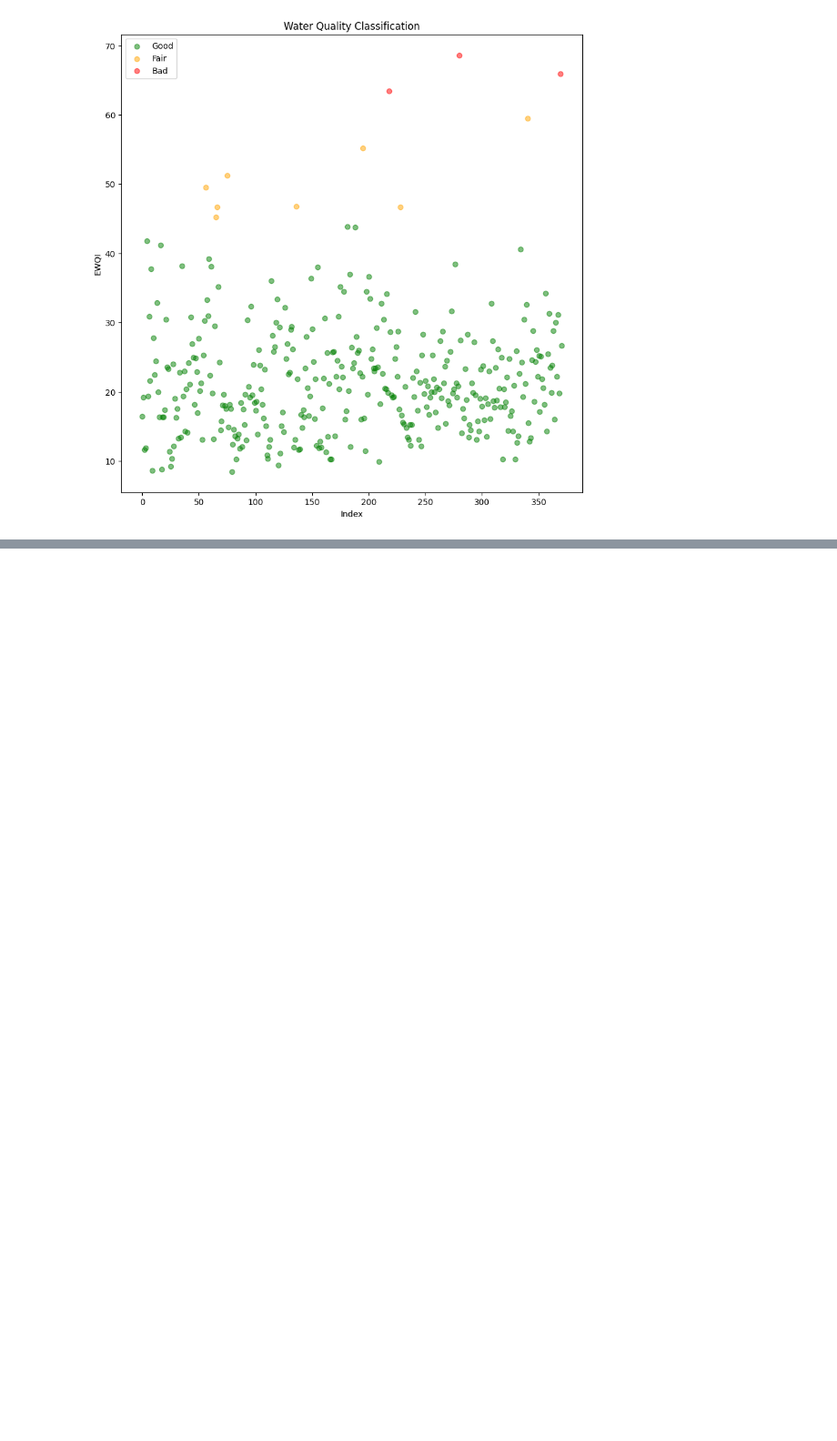
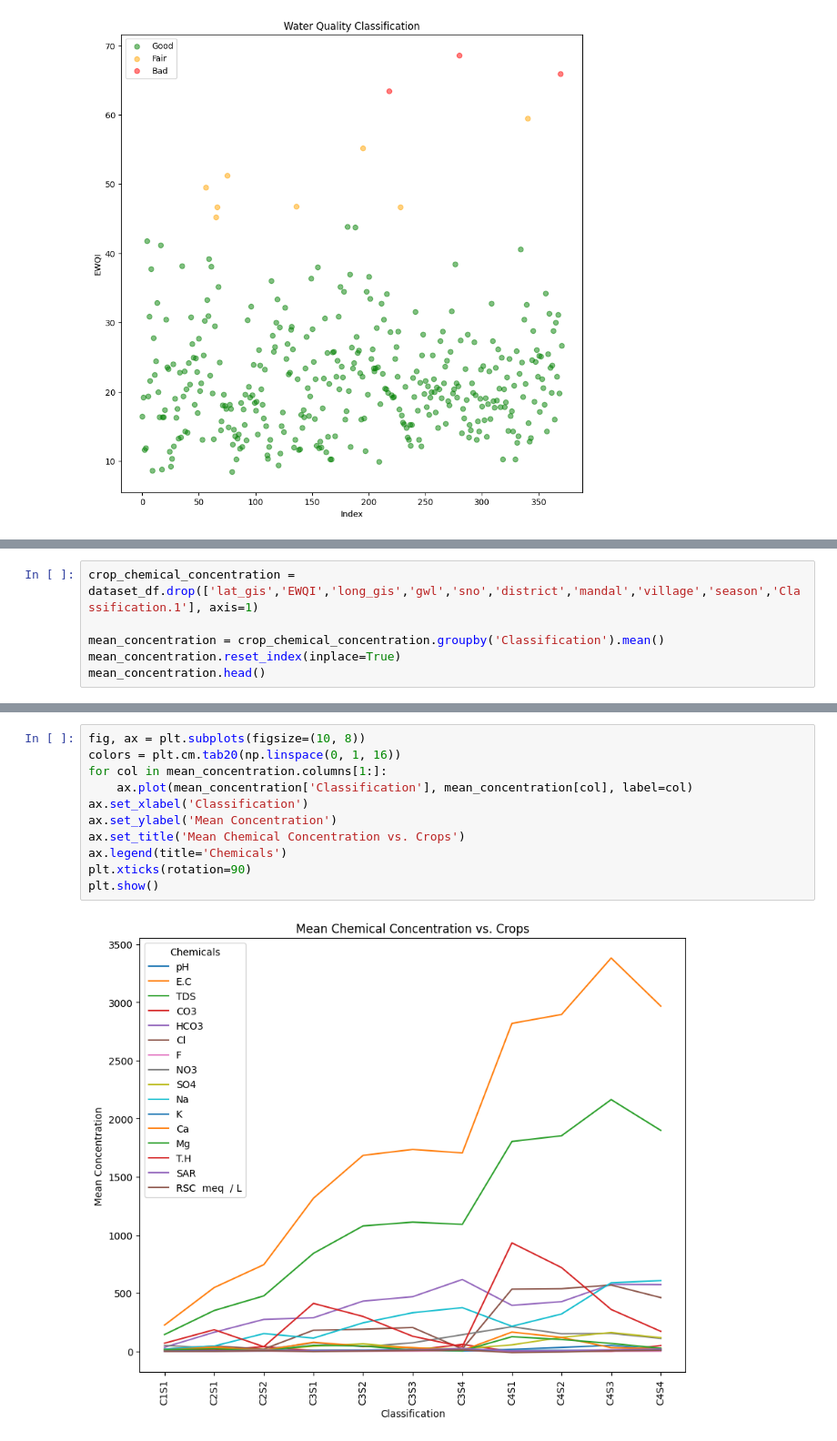
Before and after one commit to heckop/GroundWater_analyzer, a Jupyter notebook: dataset.ipynb, the cells around one changed output, grey strips where cells are left out. Shown at 91% size. Drawn from its saved outputs; the diff is of its cells as text; blank space fills up the shorter version.

```diff
--- a/dataset.ipynb
+++ b/dataset.ipynb
@@ -193,0 +209,6 @@ plt.show()
+# %%
+crop_chemical_concentration = dataset_df.drop(['lat_gis','EWQI','long_gis','gwl','sno','district','mandal','village','season','Classification.1'], axis=1)
+
+mean_concentration = crop_chemical_concentration.groupby('Classification').mean()
+mean_concentration.reset_index(inplace=True)
+mean_concentration.head()
@@ -193,0 +222,13 @@ plt.show()
+# %%
+fig, ax = plt.subplots(figsize=(10, 8))
+colors = plt.cm.tab20(np.linspace(0, 1, 16))
+for col in mean_concentration.columns[1:]:
+    ax.plot(mean_concentration['Classification'], mean_concentration[col], label=col)
+ax.set_xlabel('Classification')
+ax.set_ylabel('Mean Concentration')
+ax.set_title('Mean Chemical Concentration vs. Crops')
+ax.legend(title='Chemicals')
+plt.xticks(rotation=90)
+plt.show()
+# %% [output]
+[figure, added]
```
Also changed, not shown: parts of 2 cells of this notebook.
